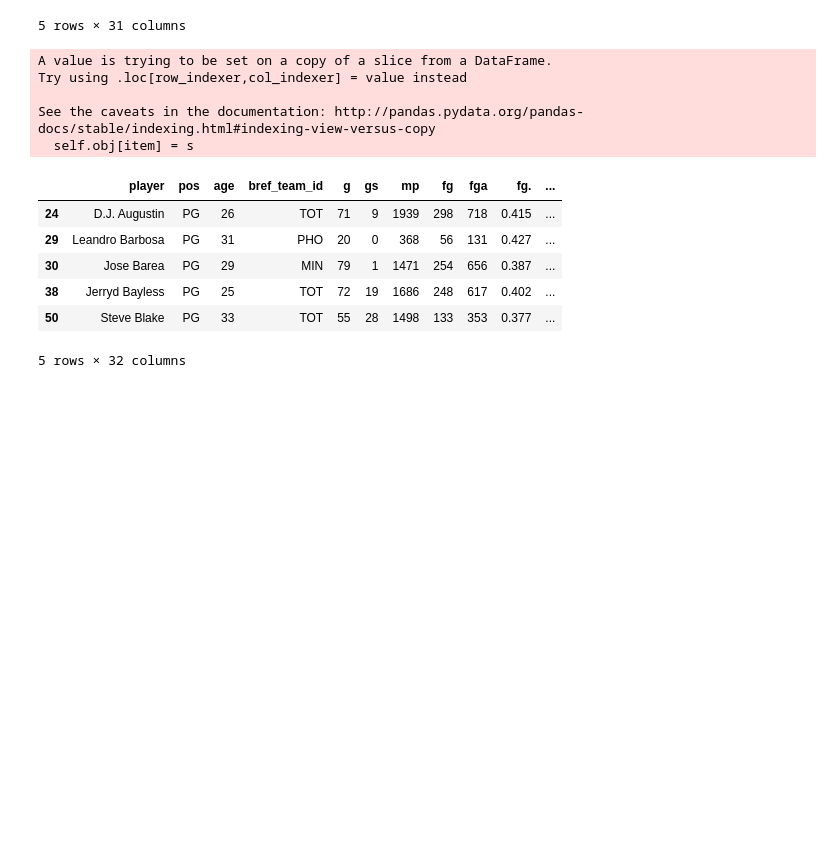
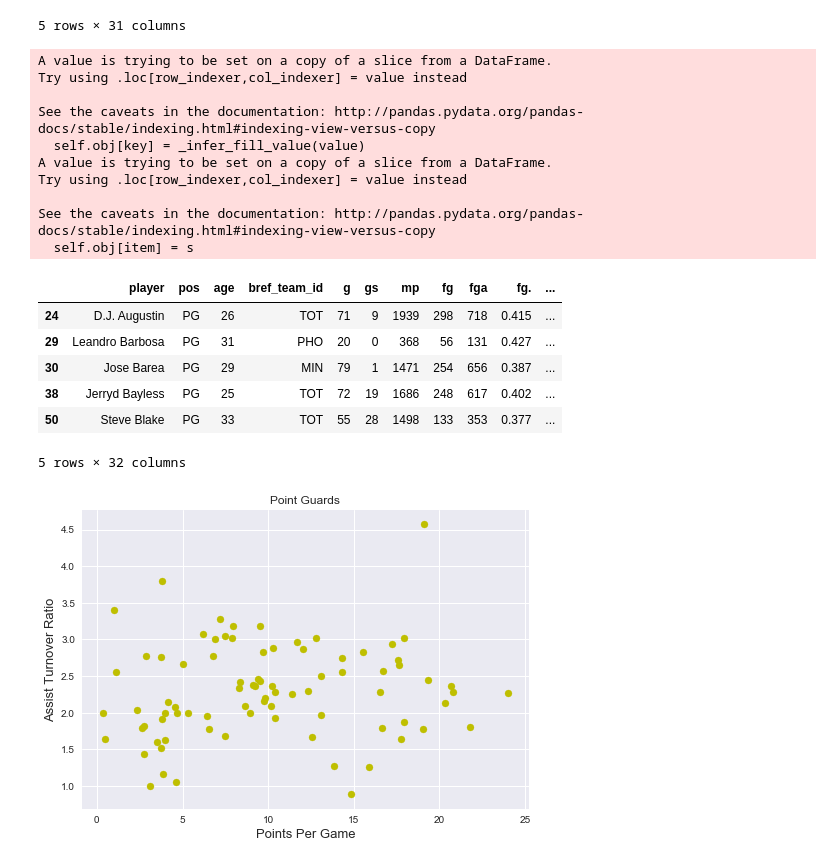
Before and after one commit to hayHarv/jupyterNotes, a Jupyter notebook: K-Means part deux.ipynb, the cells around one changed output. Saved outputs shown, nothing was run; the diff lists cells and outputs as text; code cells hidden in the pictures; blank space fills up the shorter version.

Commit message:
updated KMeans part deux, added Data\pga.csv

```diff
--- a/K-Means part deux.ipynb
+++ b/K-Means part deux.ipynb
@@ -22,19 +22,26 @@ nba.head()
 | 4 | Alexis Ajinca | C | 25 | NOP | 56 | 30 | 951 | 136 | 249 | 0.546 | ... |
 5 rows × 31 columns
 # %%
-# Holy shit, this is how you deal with the copy warning
+# Holy shit, this is how you deal with the setwithcopy warning
 
 # Get index for rows
 pg_row_index = nba.pos == 'PG'
 
 # use .loc
-nba.loc[pg_row_index,:] = point_guards
+point_guards = nba.loc[pg_row_index,:]
+
 ppg = point_guards['pts']/point_guards['g']
 
+# use .loc again to add column
 point_guards.loc[:,'ppg'] = ppg
 
 point_guards.head()
 # %% [output]
+A value is trying to be set on a copy of a slice from a DataFrame.
+Try using .loc[row_indexer,col_indexer] = value instead
+
+See the caveats in the documentation: http://pandas.pydata.org/pandas-docs/stable/indexing.html#indexing-view-versus-copy
+  self.obj[key] = _infer_fill_value(value)
 A value is trying to be set on a copy of a slice from a DataFrame.
 Try using .loc[row_indexer,col_indexer] = value instead
 
@@ -47,3 +54,24 @@ See the caveats in the documentation: http://pandas.pydata.org/pandas-docs/stabl
 | 38 | Jerryd Bayless | PG | 25 | TOT | 72 | 19 | 1686 | 248 | 617 | 0.402 | ... |
 | 50 | Steve Blake | PG | 33 | TOT | 55 | 28 | 1498 | 133 | 353 | 0.377 | ... |
 5 rows × 32 columns
+# %%
+
+# create turnover index dropping 0s to avoid divide by zero error
+tov_index = point_guards.tov != 0
+
+# filter to index
+point_guards = point_guards.loc[tov_index,:]
+
+# Calculate atr
+atr = point_guards.ast/point_guards.tov
+
+# add column
+point_guards.loc[:,'atr'] = atr
+# %%
+plt.scatter(point_guards['ppg'], point_guards['atr'], c='y')
+plt.title("Point Guards")
+plt.xlabel('Points Per Game', fontsize=13)
+plt.ylabel('Assist Turnover Ratio', fontsize=13)
+plt.show()
+# %% [output]
+[figure, added]
```
Also changed, not shown: parts of 11 cells of this notebook, 1 other file.
